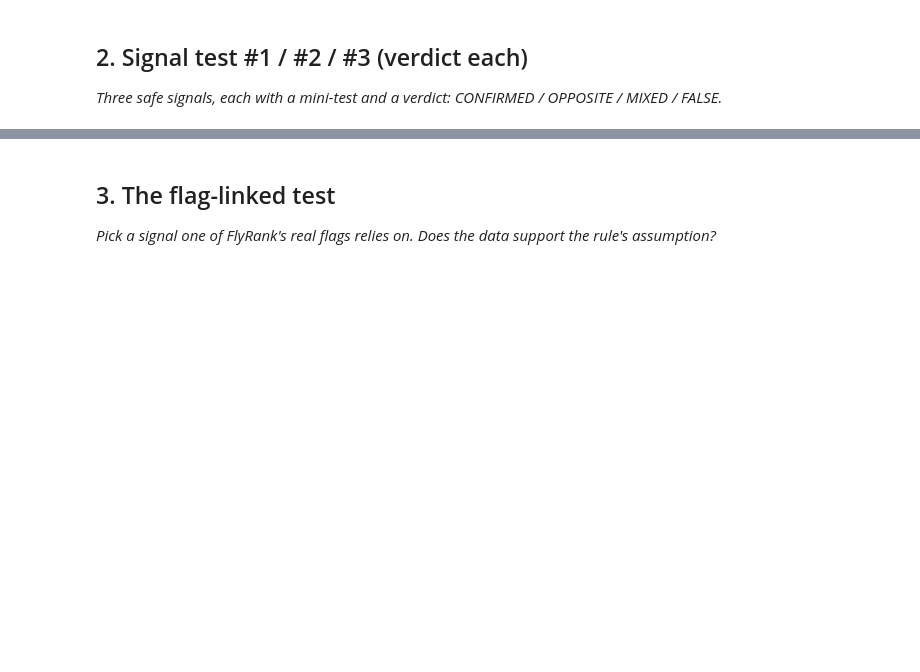
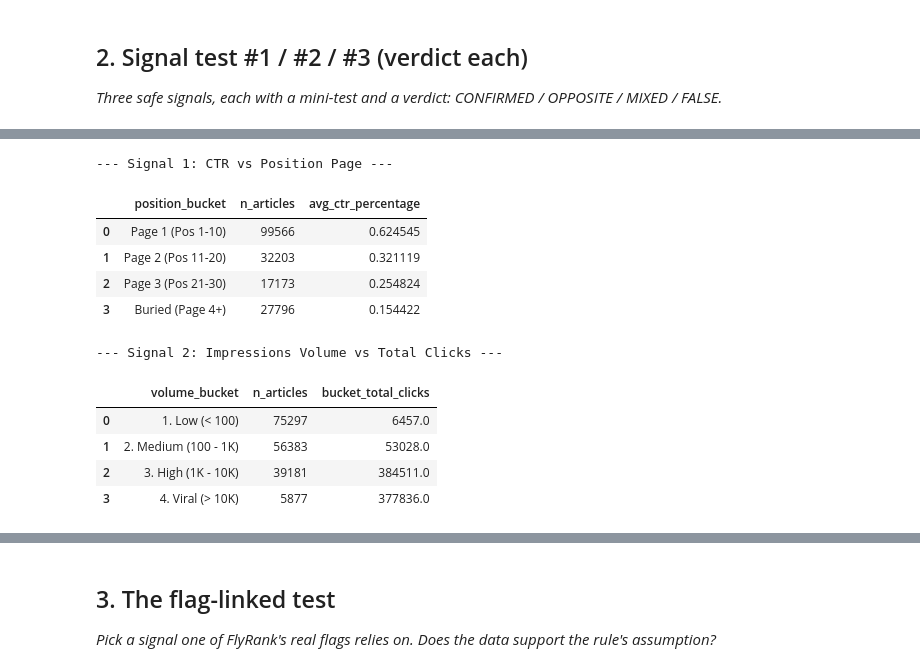
Before and after one commit to Mahmoud-Beram/flyrank-ml-internship, a Jupyter notebook: work/notebooks/w04_signal_audit.ipynb, the cells around one changed output, grey strips where cells are left out. Saved outputs shown, nothing was run; the diff lists cells and outputs as text; code cells hidden in the pictures; blank space fills up the shorter version.

```diff
--- a/work/notebooks/w04_signal_audit.ipynb
+++ b/work/notebooks/w04_signal_audit.ipynb
@@ -22,0 +93,80 @@ This skeleton is yours to fill. Work the sections **in order** — each one has
+# %%
+# 1. Signal 1 Test: Position vs CTR (Confirmed before)
+print("--- Signal 1: CTR vs Position Page ---")
+signal1_df = con.execute(f"""
+    WITH article_stats AS (
+        SELECT content_hash_id, SUM(gsc_impressions) as total_imp, SUM(gsc_clicks) as total_clicks, AVG(gsc_avg_position) as avg_pos
+        FROM '{local_file}' GROUP BY content_hash_id HAVING total_imp > 0
+    )
+    SELECT
+        CASE
+            WHEN avg_pos <= 10 THEN 'Page 1 (Pos 1-10)'
+            WHEN avg_pos <= 20 THEN 'Page 2 (Pos 11-20)'
+            WHEN avg_pos <= 30 THEN 'Page 3 (Pos 21-30)'
+            ELSE 'Buried (Page 4+)'
+        END AS position_bucket,
+        COUNT(content_hash_id) AS n_articles,
+        AVG(total_clicks / total_imp) * 100 AS avg_ctr_percentage
+    FROM article_stats GROUP BY position_bucket ORDER BY avg_ctr_percentage DESC
+""").df()
+display(signal1_df)
+
+
+# 2. Signal 2 Test: Impressions Volume vs Clicks (Confirmed before)
+print("\n--- Signal 2: Impressions Volume vs Total Clicks ---")
+signal2_df = con.execute(f"""
+    WITH article_stats AS (
+        SELECT content_hash_id, SUM(gsc_impressions) as total_imp, SUM(gsc_clicks) as total_clicks
+        FROM '{local_file}' GROUP BY content_hash_id HAVING total_imp > 0
+    )
+    SELECT
+        CASE
+            WHEN total_imp < 100 THEN '1. Low (< 100)'
+            WHEN total_imp < 1000 THEN '2. Medium (100 - 1K)'
+            WHEN total_imp < 10000 THEN '3. High (1K - 10K)'
+            ELSE '4. Viral (> 10K)'
+        END AS volume_bucket,
+        COUNT(content_hash_id) AS n_articles,
+        SUM(total_clicks) AS bucket_total_clicks
+    FROM article_stats GROUP BY volume_bucket ORDER BY volume_bucket ASC
+""").df()
+display(signal2_df)
+
+
+# 3. Signal 3 Test: AI Traffic vs Google Clicks
+print("\n--- Signal 3: AI Traffic vs Median Google Clicks ---")
+signal3_df = con.execute(f"""
+    WITH article_stats AS (
+        SELECT
+            content_hash_id,
+            SUM(gsc_clicks) as total_google_clicks,
+            SUM(sessions_ai) as total_ai_traffic
+        FROM '{local_file}'
+        GROUP BY content_hash_id
+    )
+    SELECT
+        CASE
+            WHEN total_ai_traffic IS NULL OR total_ai_traffic = 0 THEN '0. No AI Traffic'
+            WHEN total_ai_traffic < 10 THEN '1. Low AI (< 10)'
+            ELSE '2. High AI (>= 10)'
+        END AS ai_bucket,
+        COUNT(content_hash_id) AS n_articles,
+        MEDIAN(total_google_clicks) AS median_google_clicks
+    FROM article_stats
+    GROUP BY ai_bucket
+    ORDER BY ai_bucket ASC
+""").df()
+display(signal3_df)
+# %% [output]
+--- Signal 1: CTR vs Position Page ---
+|  | position_bucket | n_articles | avg_ctr_percentage |
+| 0 | Page 1 (Pos 1-10) | 99566 | 0.624545 |
+| 1 | Page 2 (Pos 11-20) | 32203 | 0.321119 |
+| 2 | Page 3 (Pos 21-30) | 17173 | 0.254824 |
+| 3 | Buried (Page 4+) | 27796 | 0.154422 |
+--- Signal 2: Impressions Volume vs Total Clicks ---
+|  | volume_bucket | n_articles | bucket_total_clicks |
+| 0 | 1. Low (< 100) | 75297 | 6457.0 |
+| 1 | 2. Medium (100 - 1K) | 56383 | 53028.0 |
+| 2 | 3. High (1K - 10K) | 39181 | 384511.0 |
+| 3 | 4. Viral (> 10K) | 5877 | 377836.0 |
```
Also changed, not shown: parts of 13 cells of this notebook.
